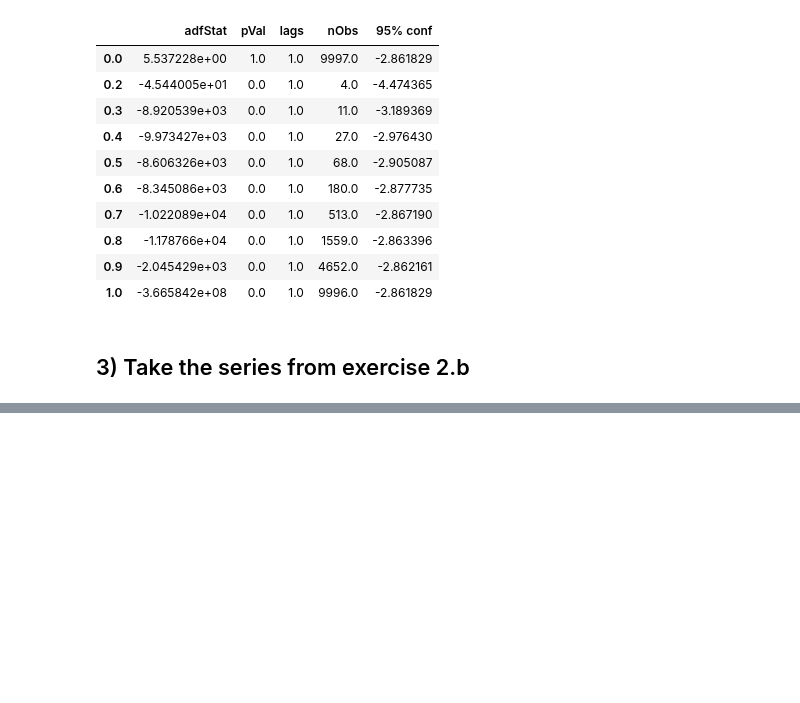
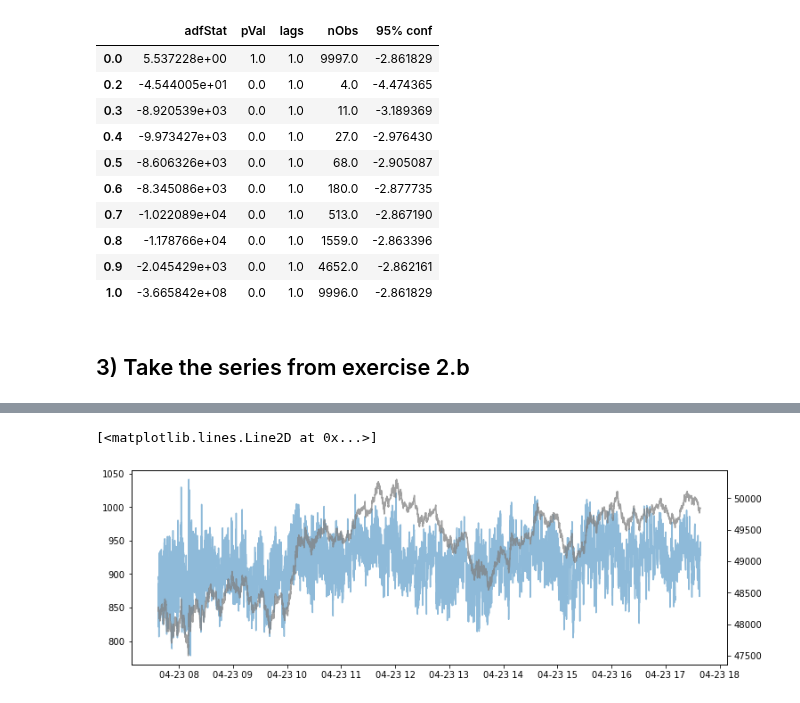
Before and after one commit to sunnymnie/bitcoin-printer, a Jupyter notebook: 5-fractionally-differentiated-features/chapter-5.ipynb, the cells around one changed output, grey strips where cells are left out. Drawn from its saved outputs; the diff is of its cells as text; code cells hidden in the pictures; blank space fills up the shorter version.

```diff
--- a/5-fractionally-differentiated-features/chapter-5.ipynb
+++ b/5-fractionally-differentiated-features/chapter-5.ipynb
@@ -368,0 +422,3 @@ out
+# %%
+df = pd.read_csv("../data/BTCUSDT-volume-bars.csv", index_col=0, parse_dates=True)
+df = df[-1_000_000:]
@@ -368,0 +435,4 @@ out
+# %%
+d = 0.5
+sel = df[["close"]].iloc[:10000]
+fdffd1 = fracDiff_FFD(sel, d)
@@ -368,0 +462,9 @@ out
+# %%
+fig, ax = plt.subplots(figsize=(12, 4))
+
+ax.plot(fdffd1, alpha=.5)
+ax1 = ax.twinx()
+ax1.plot(df.reindex(fdffd1.index).close, color="gray", alpha=.75)
+# %% [output]
+[<matplotlib.lines.Line2D at 0x...>]
+[figure, added]
```
Also changed, not shown: parts of 31 cells of this notebook, 4 other files.
